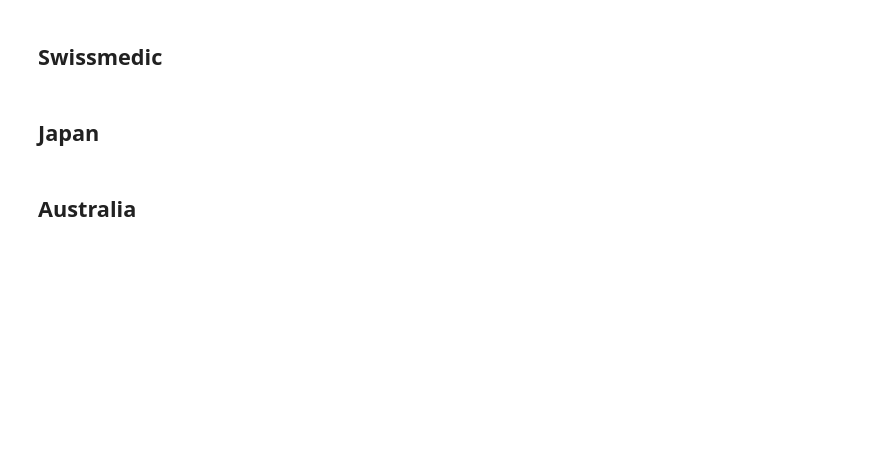
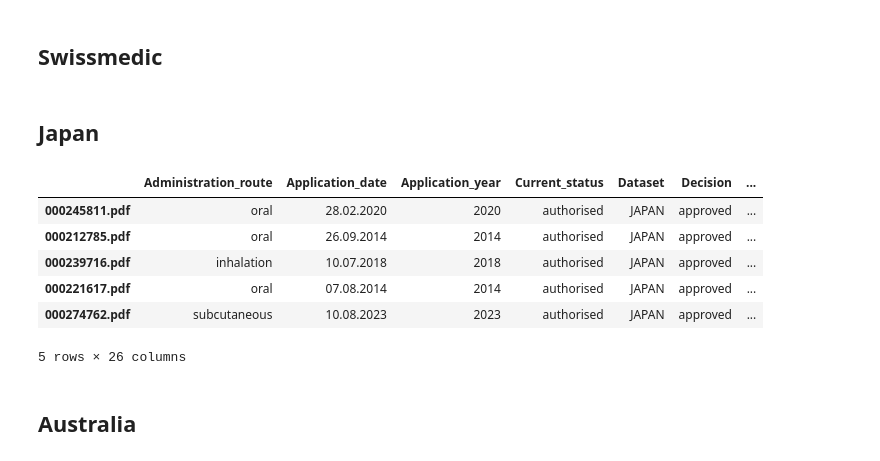
Before and after one commit to dcr-unibe-ch/DrugFork, a Jupyter notebook: src/consolidate_datasets.ipynb, the cells around one changed output. Saved outputs shown, nothing was run; the diff lists cells and outputs as text; code cells hidden in the pictures; blank space fills up the shorter version.

Commit message:
fix columns

```diff
--- a/src/consolidate_datasets.ipynb
+++ b/src/consolidate_datasets.ipynb
@@ -67,9 +67,20 @@ with open(SAVE_DIR + "SWISSMEDIC.json", "w", encoding="utf-8") as out:
 filepath_json = "./../data/datasets/manually_cleaned/JAPAN_manually_cleaned.json"
 filepath_csv = "./../data/datasets/with_extracted_data/Diseases_manually_cleaned/JAPAN_manually_cleaned.csv"
 merged_JAPAN = unify_dataset_schema(filepath_json, filepath_csv, dataset="JAPAN")
+merged_JAPAN["Marketing_authorisation_number"] = merged_JAPAN["Document_name"].str.strip(".pdf")
 merged_JAPAN.to_csv(SAVE_DIR + "JAPAN.csv", index=False)
 with open(SAVE_DIR + "JAPAN.json", "w", encoding="utf-8") as out:
     json.dump(merged_JAPAN.to_dict(orient="index"), out, indent=4, sort_keys=True)
+# %%
+merged_JAPAN.head()
+# %% [output]
+|  | Administration_route | Application_date | Application_year | Current_status | Dataset | Decision | ... |
+| 000245811.pdf | oral | 28.02.2020 | 2020 | authorised | JAPAN | approved | ... |
+| 000212785.pdf | oral | 26.09.2014 | 2014 | authorised | JAPAN | approved | ... |
+| 000239716.pdf | inhalation | 10.07.2018 | 2018 | authorised | JAPAN | approved | ... |
+| 000221617.pdf | oral | 07.08.2014 | 2014 | authorised | JAPAN | approved | ... |
+| 000274762.pdf | subcutaneous | 10.08.2023 | 2023 | authorised | JAPAN | approved | ... |
+5 rows × 26 columns
 # %% [markdown]
 ## Australia
 # %%
```
